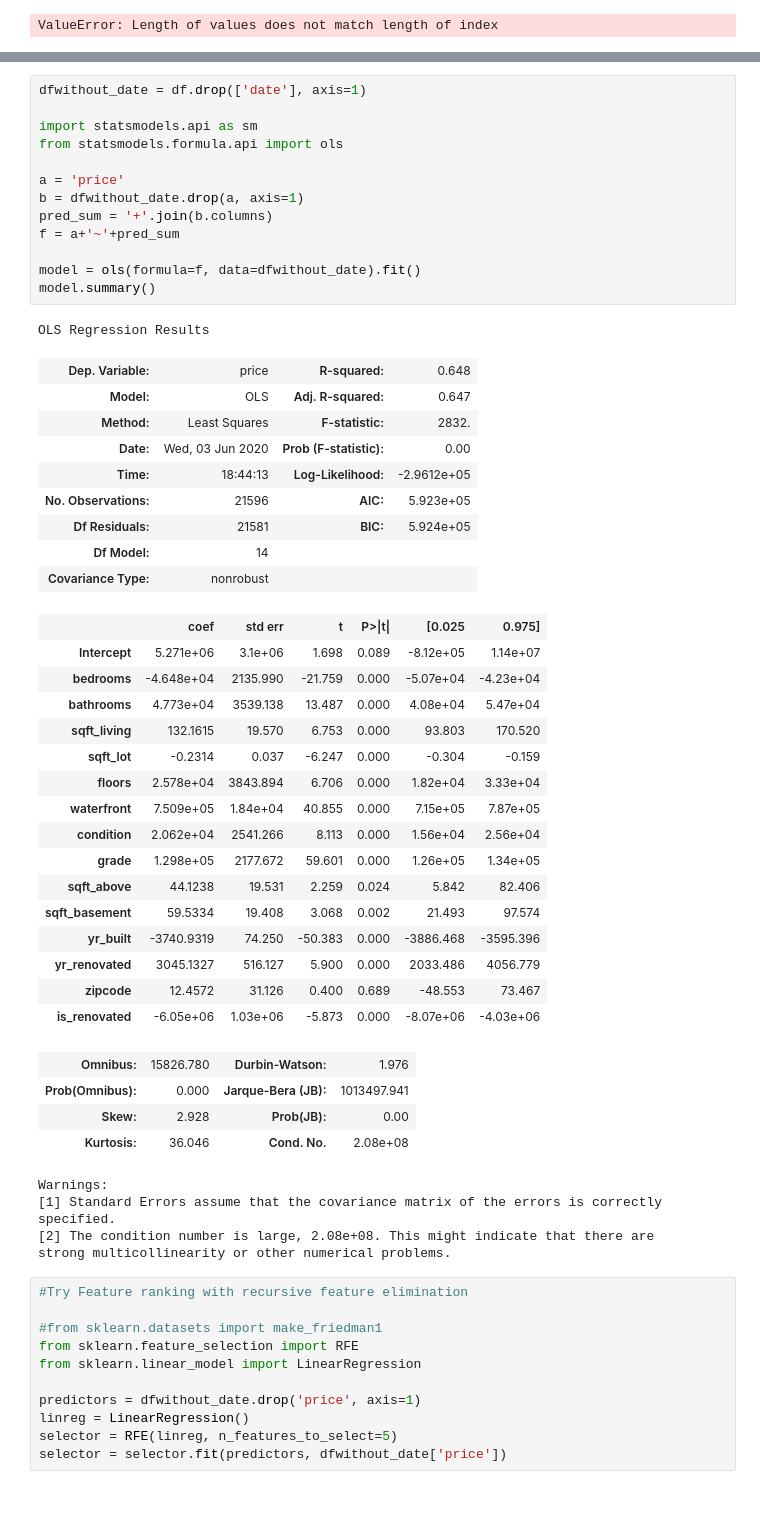
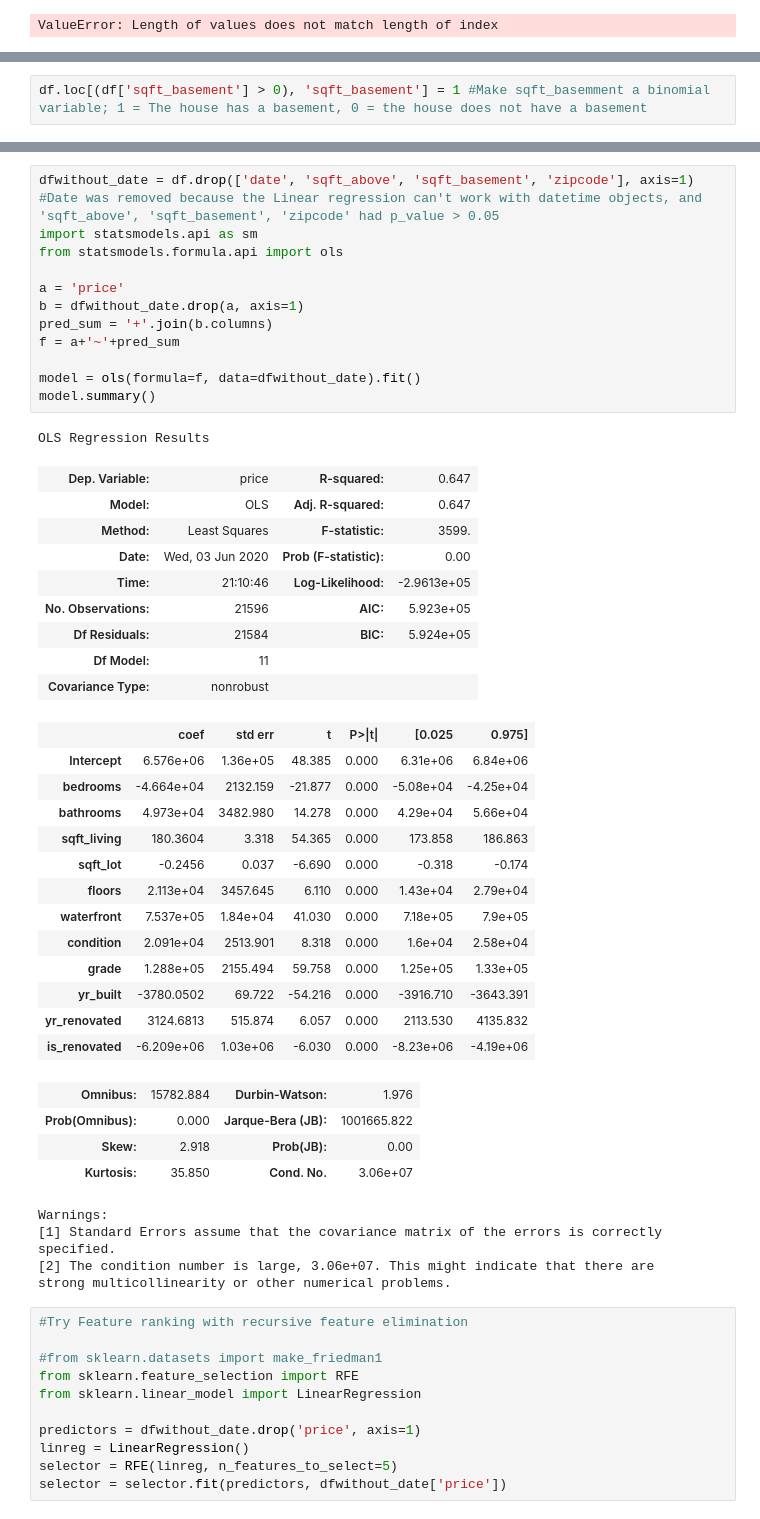
Before and after one commit to EricaSG/dsc-mod-2-project-v2-1-onl01-dtsc-ft-041320, a Jupyter notebook: student.ipynb, the cells around one changed output, grey strips where cells are left out. Drawn from its saved outputs; the diff is of its cells as text.

Commit message:
Day 3: See Best Model at the bottom

```diff
--- a/student.ipynb
+++ b/student.ipynb
@@ -1418,6 +1418,8 @@ df.head()
 | 2 | 2015-02-25 | 180000.0 | 2 | 1.00 | 770 | 10000 | 1.0 | 0.0 | 3 | 6 | ... |
 | 3 | 2014-12-09 | 604000.0 | 4 | 3.00 | 1960 | 5000 | 1.0 | 0.0 | 5 | 7 | ... |
 | 4 | 2015-02-18 | 510000.0 | 3 | 2.00 | 1680 | 8080 | 1.0 | 0.0 | 3 | 8 | ... |
+# %%
+df.loc[(df['sqft_basement'] > 0), 'sqft_basement'] = 1 #Make sqft_basemment a binomial variable; 1 = The house has a basement, 0 = the house does not have a basement
 # %%
 import statsmodels.api as sm
 from statsmodels.formula.api import ols
@@ -1465,52 +1467,49 @@ Warnings:
 [2] The condition number is large, 2.1e+08. This might indicate that there are
 strong multicollinearity or other numerical problems.
 # %%
-dfwithout_date = df.drop(['date'], axis=1)
-
+dfwithout_date = df.drop(['date', 'sqft_above', 'sqft_basement', 'zipcode'], axis=1)
+#Date was removed because the Linear regression can't work with datetime objects, and 'sqft_above', 'sqft_basement', 'zipcode' had p_value > 0.05
 import statsmodels.api as sm
 from statsmodels.formula.api import ols
 
 a = 'price'
 b = dfwithout_date.drop(a, axis=1)
 pred_sum = '+'.join(b.columns)
 f = a+'~'+pred_sum
 
 model = ols(formula=f, data=dfwithout_date).fit()
 model.summary()
 # %% [output]
 OLS Regression Results
-| Dep. Variable: | price | R-squared: | 0.648 |
+| Dep. Variable: | price | R-squared: | 0.647 |
 | Model: | OLS | Adj. R-squared: | 0.647 |
-| Method: | Least Squares | F-statistic: | 2832. |
+| Method: | Least Squares | F-statistic: | 3599. |
 | Date: | Wed, 03 Jun 2020 | Prob (F-statistic): | 0.00 |
-| Time: | 18:44:13 | Log-Likelihood: | -2.9612e+05 |
+| Time: | 21:10:46 | Log-Likelihood: | -2.9613e+05 |
 | No. Observations: | 21596 | AIC: | 5.923e+05 |
-| Df Residuals: | 21581 | BIC: | 5.924e+05 |
-| Df Model: | 14 |  |  |
+| Df Residuals: | 21584 | BIC: | 5.924e+05 |
+| Df Model: | 11 |  |  |
 | Covariance Type: | nonrobust |  |  |
 |  | coef | std err | t | P>|t| | [0.025 | 0.975] |
-| Intercept | 5.271e+06 | 3.1e+06 | 1.698 | 0.089 | -8.12e+05 | 1.14e+07 |
-| bedrooms | -4.648e+04 | 2135.990 | -21.759 | 0.000 | -5.07e+04 | -4.23e+04 |
-| bathrooms | 4.773e+04 | 3539.138 | 13.487 | 0.000 | 4.08e+04 | 5.47e+04 |
-| sqft_living | 132.1615 | 19.570 | 6.753 | 0.000 | 93.803 | 170.520 |
-| sqft_lot | -0.2314 | 0.037 | -6.247 | 0.000 | -0.304 | -0.159 |
-| floors | 2.578e+04 | 3843.894 | 6.706 | 0.000 | 1.82e+04 | 3.33e+04 |
-| waterfront | 7.509e+05 | 1.84e+04 | 40.855 | 0.000 | 7.15e+05 | 7.87e+05 |
-| condition | 2.062e+04 | 2541.266 | 8.113 | 0.000 | 1.56e+04 | 2.56e+04 |
-| grade | 1.298e+05 | 2177.672 | 59.601 | 0.000 | 1.26e+05 | 1.34e+05 |
-| sqft_above | 44.1238 | 19.531 | 2.259 | 0.024 | 5.842 | 82.406 |
-| sqft_basement | 59.5334 | 19.408 | 3.068 | 0.002 | 21.493 | 97.574 |
-| yr_built | -3740.9319 | 74.250 | -50.383 | 0.000 | -3886.468 | -3595.396 |
-| yr_renovated | 3045.1327 | 516.127 | 5.900 | 0.000 | 2033.486 | 4056.779 |
-| zipcode | 12.4572 | 31.126 | 0.400 | 0.689 | -48.553 | 73.467 |
-| is_renovated | -6.05e+06 | 1.03e+06 | -5.873 | 0.000 | -8.07e+06 | -4.03e+06 |
+| Intercept | 6.576e+06 | 1.36e+05 | 48.385 | 0.000 | 6.31e+06 | 6.84e+06 |
+| bedrooms | -4.664e+04 | 2132.159 | -21.877 | 0.000 | -5.08e+04 | -4.25e+04 |
+| bathrooms | 4.973e+04 | 3482.980 | 14.278 | 0.000 | 4.29e+04 | 5.66e+04 |
+| sqft_living | 180.3604 | 3.318 | 54.365 | 0.000 | 173.858 | 186.863 |
+| sqft_lot | -0.2456 | 0.037 | -6.690 | 0.000 | -0.318 | -0.174 |
+| floors | 2.113e+04 | 3457.645 | 6.110 | 0.000 | 1.43e+04 | 2.79e+04 |
+| waterfront | 7.537e+05 | 1.84e+04 | 41.030 | 0.000 | 7.18e+05 | 7.9e+05 |
+| condition | 2.091e+04 | 2513.901 | 8.318 | 0.000 | 1.6e+04 | 2.58e+04 |
+| grade | 1.288e+05 | 2155.494 | 59.758 | 0.000 | 1.25e+05 | 1.33e+05 |
+| yr_built | -3780.0502 | 69.722 | -54.216 | 0.000 | -3916.710 | -3643.391 |
+| yr_renovated | 3124.6813 | 515.874 | 6.057 | 0.000 | 2113.530 | 4135.832 |
+| is_renovated | -6.209e+06 | 1.03e+06 | -6.030 | 0.000 | -8.23e+06 | -4.19e+06 |
-| Omnibus: | 15826.780 | Durbin-Watson: | 1.976 |
-| Prob(Omnibus): | 0.000 | Jarque-Bera (JB): | 1013497.941 |
-| Skew: | 2.928 | Prob(JB): | 0.00 |
-| Kurtosis: | 36.046 | Cond. No. | 2.08e+08 |
+| Omnibus: | 15782.884 | Durbin-Watson: | 1.976 |
+| Prob(Omnibus): | 0.000 | Jarque-Bera (JB): | 1001665.822 |
+| Skew: | 2.918 | Prob(JB): | 0.00 |
+| Kurtosis: | 35.850 | Cond. No. | 3.06e+07 |
 Warnings:
 [1] Standard Errors assume that the covariance matrix of the errors is correctly specified.
-[2] The condition number is large, 2.08e+08. This might indicate that there are
+[2] The condition number is large, 3.06e+07. This might indicate that there are
 strong multicollinearity or other numerical problems.
 # %%
 #Try Feature ranking with recursive feature elimination
```
Also changed, not shown: parts of 7 cells of this notebook.
